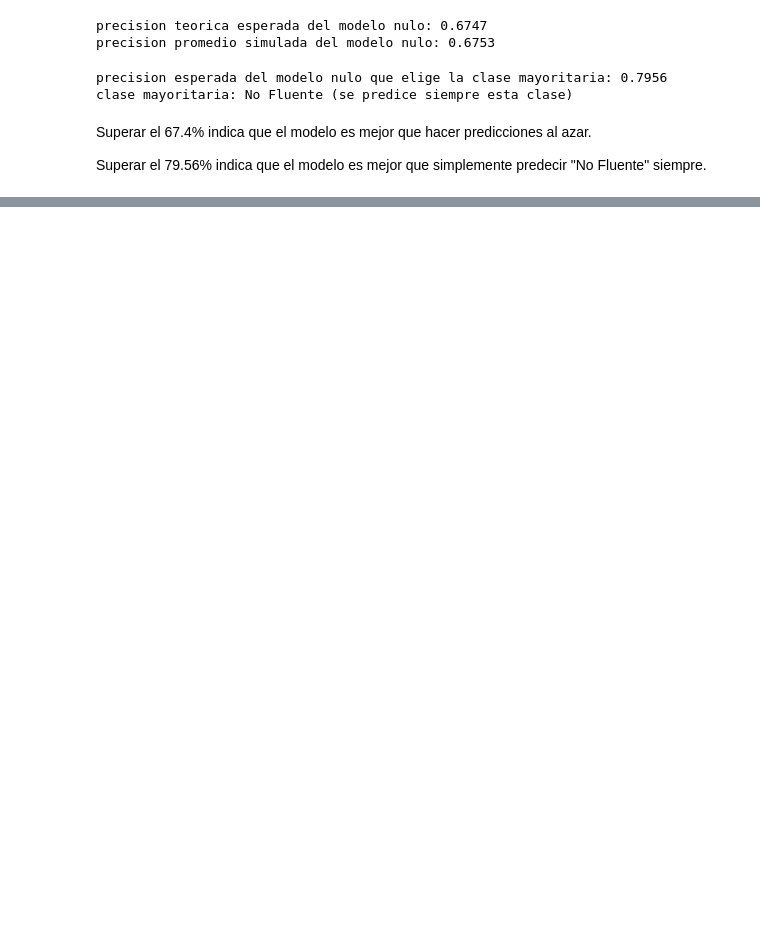
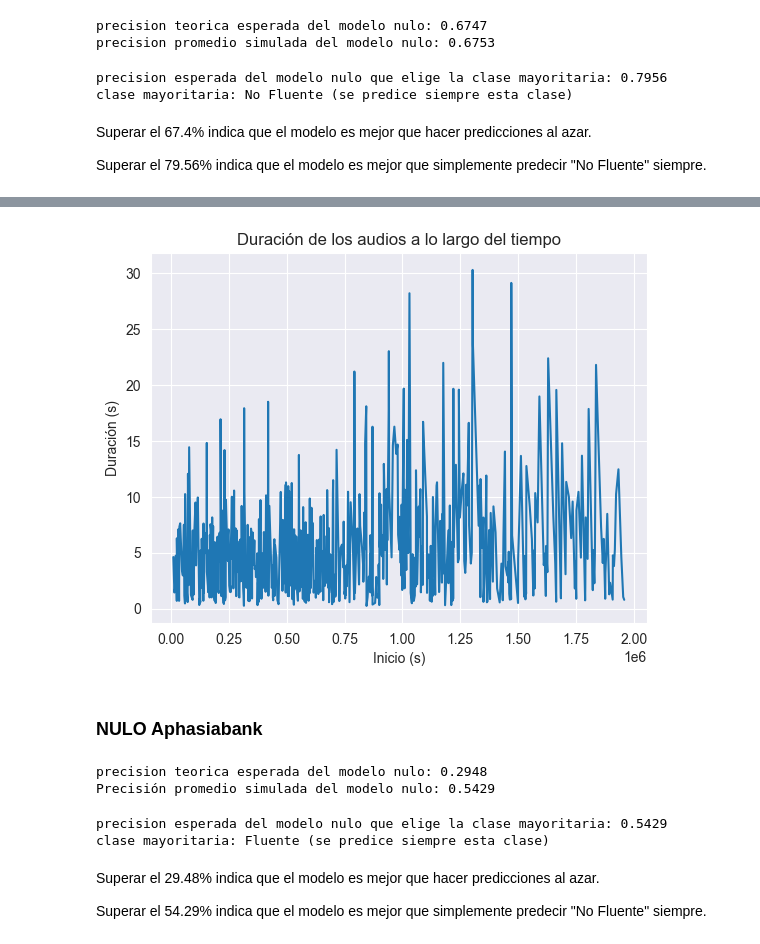
Before and after one commit to monirome/afasia_catalan, a Jupyter notebook: 2.analisis_datos.ipynb, the cells around one changed output, grey strips where cells are left out. Drawn from its saved outputs; the diff is of its cells as text; code cells hidden in the pictures; blank space fills up the shorter version.

```diff
--- a/2.analisis_datos.ipynb
+++ b/2.analisis_datos.ipynb
@@ -314,3 +370,65 @@ Index(['Inicio', 'Fin', 'Marca', 'sex', 'Edat', 'Transcrip_name', 'QA',
+# %%
+df_aphbank.sort_values(by='Inicio', inplace=True)
+plt.plot(df_aphbank['Inicio'], df_aphbank['Duración'])
+plt.xlabel('Inicio (s)')
+plt.ylabel('Duración (s)')
+plt.title('Duración de los audios a lo largo del tiempo')
+plt.show()
+# %% [output]
+[figure, added]
+# %% [markdown]
+### NULO Aphasiabank
+# %%
+total_transcripciones = len(df_aphbank)
+num_no_fluentes = df_aphbank['Fluente/No Fluente'].value_counts().get('No Fluente', 0)
+num_fluentes = df_aphbank['Fluente/No Fluente'].value_counts().get('Fluente', 0)
+
+p_nf = num_no_fluentes / total_transcripciones  # prob no fluente
+p_f = num_fluentes / total_transcripciones      # prob fluente
+
+# precision teorica del modelo nulo
+precision_esperada = p_nf**2 + p_f**2
+print(f'precision teorica esperada del modelo nulo: {precision_esperada:.4f}')
+
+# Normalizar las probabilidades para asegurarse de que sumen exactamente 1
+suma_probabilidades = p_nf + p_f
+p_nf_normalizado = p_nf / suma_probabilidades
+p_f_normalizado = p_f / suma_probabilidades
+
+# Simulación estocástica del modelo nulo
+n_simulaciones = 1000
+resultados = []
+
+for _ in range(n_simulaciones):
+    # Predicciones aleatorias basadas en probabilidades normalizadas
+    predicciones_aleatorias = np.random.choice(['No Fluente', 'Fluente'], size=total_transcripciones, p=[p_nf_normalizado, p_f_normalizado])
+
+    correctas = (predicciones_aleatorias == df_aphbank['Fluente/No Fluente']).sum()
+    precision_simulada = correctas / total_transcripciones
+    resultados.append(precision_simulada)
+
+precision_promedio_simulada = np.mean(resultados)
+print(f'Precisión promedio simulada del modelo nulo: {precision_promedio_simulada:.4f}')
+# %% [output]
+precision teorica esperada del modelo nulo: 0.2948
+Precisión promedio simulada del modelo nulo: 0.5429
+# %%
+conteo_clases = df_aphbank['Fluente/No Fluente'].value_counts()
+clase_mayoritaria = conteo_clases.idxmax()  # identifica clase mayoritaria -> no fluente
+num_clase_mayoritaria = conteo_clases.max()  # veces que aparece no fluente , 432
+total_transcripciones = len(df_aphbank) # 543
+
+precision_mayoria = num_clase_mayoritaria / total_transcripciones
+print(f'precision esperada del modelo nulo que elige la clase mayoritaria: {precision_mayoria:.4f}')
+
+print(f'clase mayoritaria: {clase_mayoritaria} (se predice siempre esta clase)')
+# %% [output]
+precision esperada del modelo nulo que elige la clase mayoritaria: 0.5429
+clase mayoritaria: Fluente (se predice siempre esta clase)
+# %% [markdown]
+Superar el 29.48% indica que el modelo es mejor que hacer predicciones al azar.
+
+Superar el 54.29% indica que el modelo es mejor que simplemente predecir "No Fluente" siempre.
 # %%
 ruta_base = '/Users/monicaromero/PycharmProjects/afasia_cat/notebooks_202412/data/'
 df.to_csv(ruta_base + 'df_transcrip_chunk_info.csv', index=False, encoding='utf-8')
```
Also changed, not shown: parts of 15 cells of this notebook.
